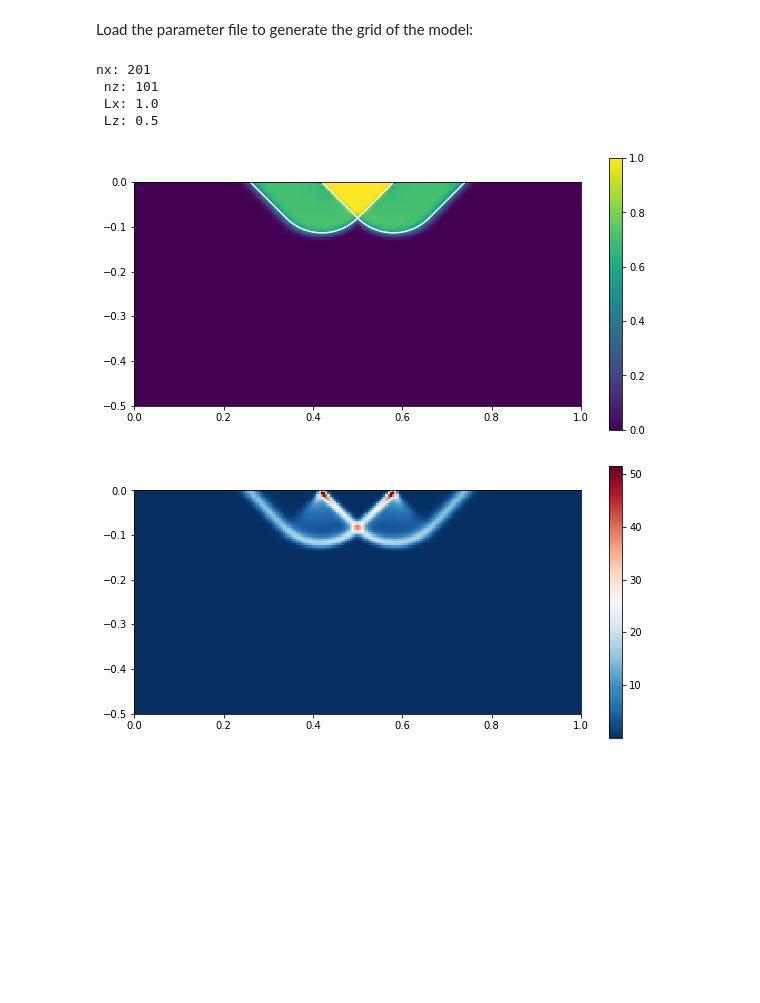
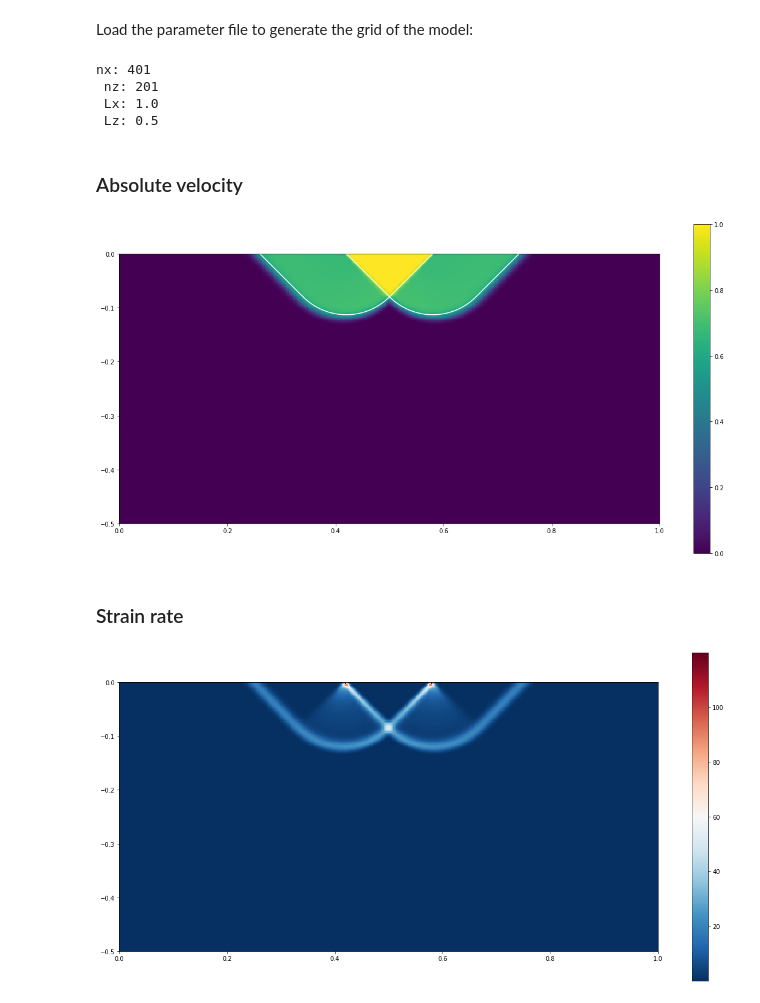
Before and after one commit to ggciag/mandyoc, a Jupyter notebook: examples/punch/create_input_files_punch.ipynb, the cells around one changed output. Saved outputs shown, nothing was run; the diff lists cells and outputs as text; code cells hidden in the pictures; blank space fills up the shorter version.

```diff
--- a/examples/punch/create_input_files_punch.ipynb
+++ b/examples/punch/create_input_files_punch.ipynb
@@ -43,6 +47,6 @@ plt.axis("equal")
 # %%
-Nx = 201 #nodes in x
-Nz = 101 #nodes in z
+Nx = 401 #nodes in x
+Nz = 201 #nodes in z
 
 Lx = 1.0 #Horizontal size of the domain
 Lz = 0.5 #Vertical size of the domain
@@ -70,7 +74,7 @@ cond = (z==0.0) & (x>=Lx/2-delta_x) & (x<=Lx/2+delta_x)
 vz[cond] = -1.0
 
 cond = (z==0.0) & ((x==Lx/2-delta_x) | (x==Lx/2+delta_x))
-vz[cond] = -0.5
+vz[cond] = -1.0
 
 #construction of the velocity field
 VX = np.reshape(vx,np.size(vx))
@@ -87,5 +91,5 @@ v = np.reshape(v.T,(np.size(v)))
 np.savetxt("input_velocity_0.txt",v,header="v1\nv2\nv3\nv4",fmt="%.4f")
 
 plt.figure(figsize=(15,6))
-plt.quiver(x,-z,vx,vz,scale=10)
+plt.quiver(x[::4,::4],-z[::4,::4],vx[::4,::4],vz[::4,::4],scale=10)
 # %% [output]
@@ -292,42 +294,47 @@ print(
     "Lz:", Lz
 )
 # %% [output]
-nx: 201
- nz: 101
+nx: 401
+ nz: 201
  Lx: 1.0
  Lz: 0.5
+# %% [markdown]
+### Absolute velocity
 # %%
 A = np.loadtxt("velocity_0.txt",unpack=True,comments="P",skiprows=2)
 vx = A[0::2]
 vz = A[1::2]
 
 #absolute value of the velocity
 vabs = np.sqrt(vx**2 + vz**2)
 vabs = np.reshape(vabs,(Nx,Nz),order='F')
 
 
-plt.figure(figsize=(10,5))
+plt.figure(figsize=(20,10))
 vabs = np.transpose(vabs)
-plt.imshow(vabs[::-1],extent=(0,Lx,-Lz,0))#,cmap='RdBu_r')
+plt.imshow(vabs[::-1],extent=(0,Lx,-Lz,0))
 plt.colorbar()
 
 
 #curves from the analytical solution in white
 analytical_punch("w")
 
 
 plt.savefig("V_abs.png")
 # %% [output]
-[figure, old version]
+[figure, new version]
+# %% [markdown]
+### Strain rate
 # %%
 sr = np.loadtxt("strain_rate_0.txt",unpack=True,comments="P",skiprows=2)
 sr = np.reshape(sr,(Nx,Nz),order='F')
 
-plt.figure(figsize=(10,5))
+plt.figure(figsize=(20,10))
 sr = np.transpose(sr)
 plt.imshow(sr[::-1],extent=(0,Lx,-Lz,0),cmap='RdBu_r')
 plt.colorbar()
 
+
 plt.savefig("strain_rate.png")
 # %% [output]
-[figure, old version]
+[figure, new version]
```
Also changed, not shown: parts of 6 cells of this notebook.
